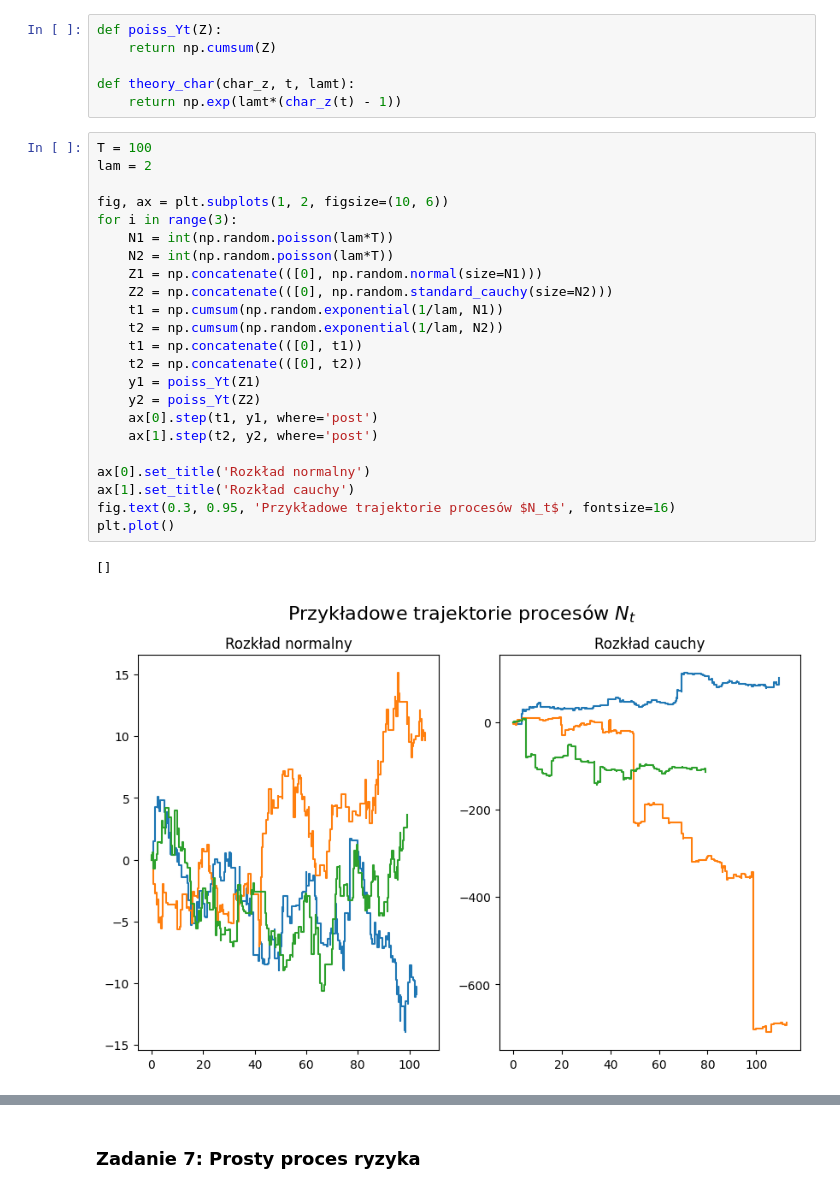
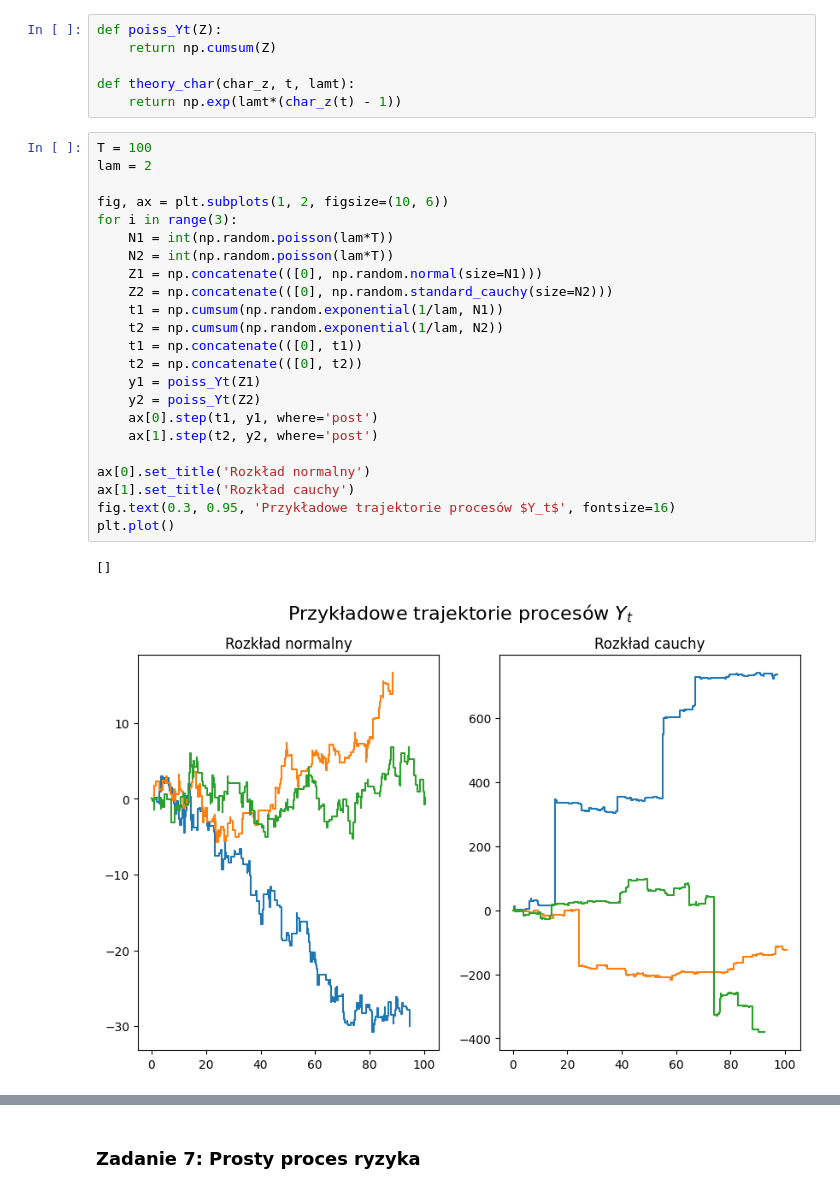
Before and after one commit to KacperPietryka/Symulacje-komputerowe, a Jupyter notebook: lista5.ipynb, the cells around one changed output, grey strips where cells are left out. Cells and saved outputs as stored; diff of their text form.

```diff
--- a/lista5.ipynb
+++ b/lista5.ipynb
@@ -270,29 +270,29 @@ def theory_char(char_z, t, lamt):
 # %%
 T = 100
 lam = 2
 
 fig, ax = plt.subplots(1, 2, figsize=(10, 6))
 for i in range(3):
     N1 = int(np.random.poisson(lam*T))
     N2 = int(np.random.poisson(lam*T))
     Z1 = np.concatenate(([0], np.random.normal(size=N1)))
     Z2 = np.concatenate(([0], np.random.standard_cauchy(size=N2)))
     t1 = np.cumsum(np.random.exponential(1/lam, N1))
     t2 = np.cumsum(np.random.exponential(1/lam, N2))
     t1 = np.concatenate(([0], t1))
     t2 = np.concatenate(([0], t2))
     y1 = poiss_Yt(Z1)
     y2 = poiss_Yt(Z2)
     ax[0].step(t1, y1, where='post')
     ax[1].step(t2, y2, where='post')
 
 ax[0].set_title('Rozkład normalny')
 ax[1].set_title('Rozkład cauchy')
-fig.text(0.3, 0.95, 'Przykładowe trajektorie procesów $N_t$', fontsize=16)
+fig.text(0.3, 0.95, 'Przykładowe trajektorie procesów $Y_t$', fontsize=16)
 plt.plot()
 # %% [output]
 []
-[figure, old version]
+[figure, new version]
 # %%
 t1 = np.linspace(-1, 1, 1000)
 t2 = np.linspace(-0.5, 0.5, 1000)
```
Also changed, not shown: parts of 6 cells of this notebook.
